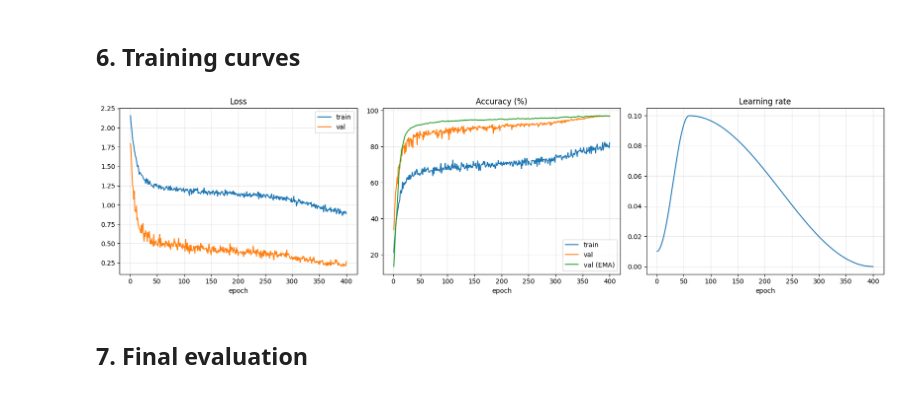
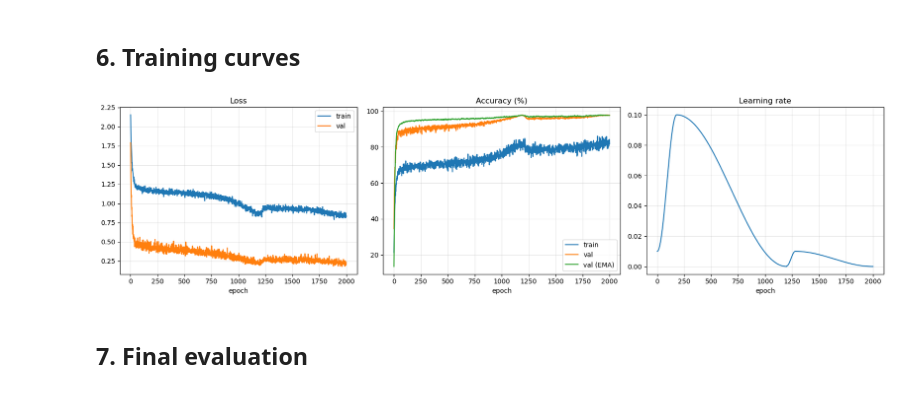
Before and after one commit to ferdifdi/CIFAR10_ResNet, a Jupyter notebook: project1.ipynb, the cells around one changed output. Drawn from its saved outputs; the diff is of its cells as text; code cells hidden in the pictures.

```diff
--- a/project1.ipynb
+++ b/project1.ipynb
@@ -316,17 +337,18 @@ ep 400 | train 0.886/82.12% | val 0.266/96.98% | ema 96.88% | best 97.08% (ema)
 # %% [markdown]
 ## 6. Training curves
 # %%
+hist = pd.read_csv(os.path.join(OUT_DIR, "history.csv")).to_dict("list")  # 2000-epoch run
 ep = range(1, len(hist["train_loss"]) + 1)
 fig, ax = plt.subplots(1, 3, figsize=(17, 4.5))
 ax[0].plot(ep, hist["train_loss"], label="train"); ax[0].plot(ep, hist["val_loss"], label="val")
 ax[0].set_title("Loss"); ax[0].set_xlabel("epoch"); ax[0].legend()
 ax[1].plot(ep, hist["train_acc"], label="train"); ax[1].plot(ep, hist["val_acc"], label="val")
 ax[1].plot(ep, hist["ema_val_acc"], label="val (EMA)"); ax[1].set_title("Accuracy (%)"); ax[1].set_xlabel("epoch"); ax[1].legend()
 ax[2].plot(ep, hist["lr"]); ax[2].set_title("Learning rate"); ax[2].set_xlabel("epoch")
 for a in ax: a.grid(alpha=0.3)
 plt.tight_layout(); plt.savefig(os.path.join(OUT_DIR, "curves.png"), dpi=150); plt.show()
 # %% [output]
-[figure, old version]
+[figure, new version]
 # %% [markdown]
 ## 7. Final evaluation
 # %%
```
Also changed, not shown: parts of 9 cells of this notebook, 2 other files.
